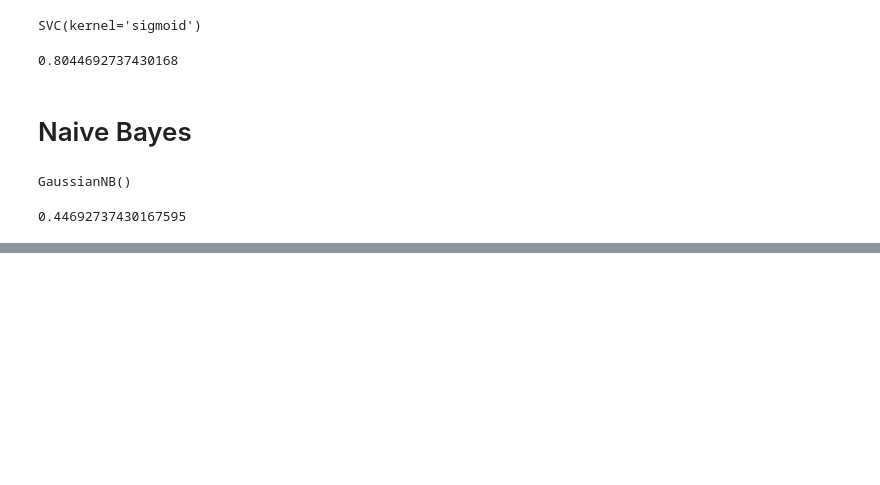
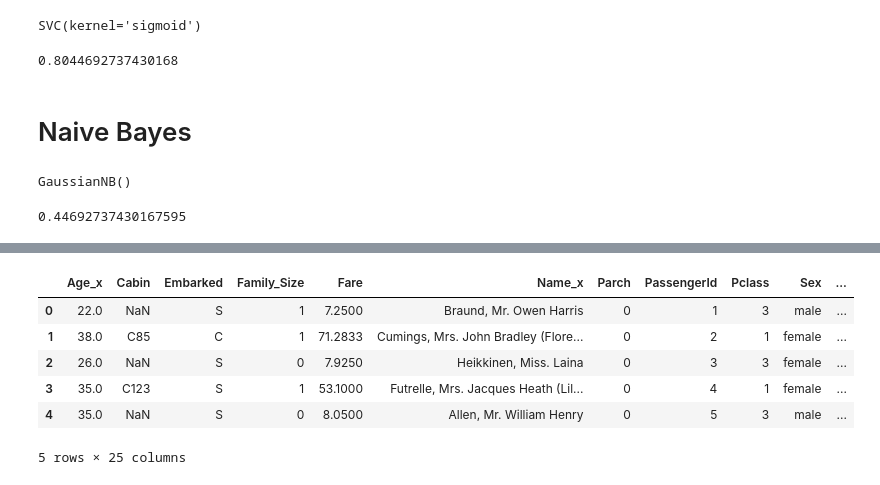
Before and after one commit to JonathanKolb/MLNNs_project, a Jupyter notebook: CS401_project.ipynb, the cells around one changed output, grey strips where cells are left out. Drawn from its saved outputs; the diff is of its cells as text; code cells hidden in the pictures; blank space fills up the shorter version.

```diff
--- a/CS401_project.ipynb
+++ b/CS401_project.ipynb
@@ -768,0 +872,10 @@ accuracy_score(y_test, nb.predict(X_test))
+# %%
+df = df.merge(hometowns, left_on='fuzzy_name', right_on='Name', how='left', indicator=True)
+# %% [output]
+|  | Age_x | Cabin | Embarked | Family_Size | Fare | Name_x | Parch | PassengerId | Pclass | Sex | ... |
+| 0 | 22.0 | NaN | S | 1 | 7.2500 | Braund, Mr. Owen Harris | 0 | 1 | 3 | male | ... |
+| 1 | 38.0 | C85 | C | 1 | 71.2833 | Cumings, Mrs. John Bradley (Flore... | 0 | 2 | 1 | female | ... |
+| 2 | 26.0 | NaN | S | 0 | 7.9250 | Heikkinen, Miss. Laina | 0 | 3 | 3 | female | ... |
+| 3 | 35.0 | C123 | S | 1 | 53.1000 | Futrelle, Mrs. Jacques Heath (Lil... | 0 | 4 | 1 | female | ... |
+| 4 | 35.0 | NaN | S | 0 | 8.0500 | Allen, Mr. William Henry | 0 | 5 | 3 | male | ... |
+5 rows × 25 columns
```
Also changed, not shown: parts of 29 cells of this notebook.
